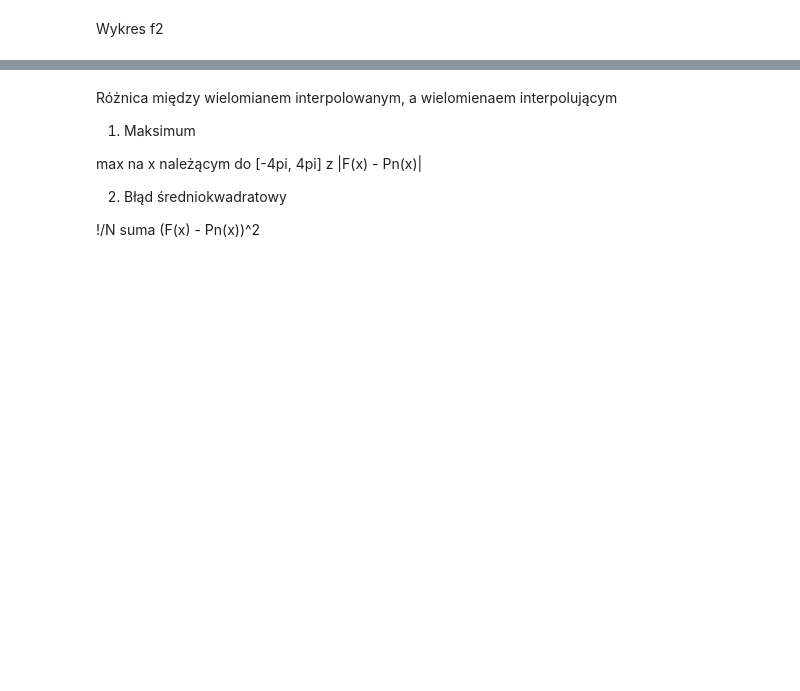
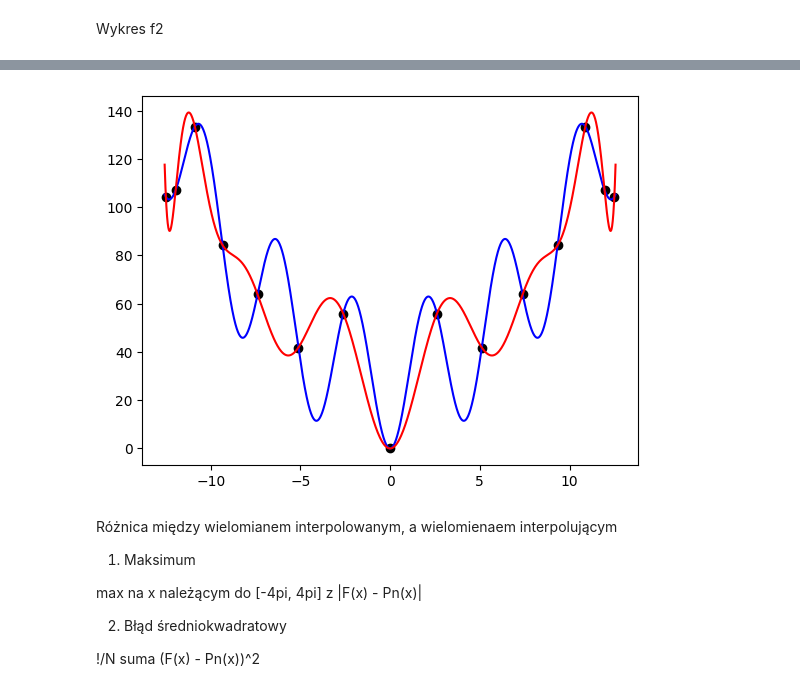
Before and after one commit to JakubFr4czek/MOwNiT, a Jupyter notebook: Lab2/lab2.ipynb, the cells around one changed output, grey strips where cells are left out. Cells and saved outputs as stored; diff of their text form; code cells hidden in the pictures; blank space fills up the shorter version.

```diff
--- a/Lab2/lab2.ipynb
+++ b/Lab2/lab2.ipynb
@@ -240,3 +175,7 @@ plt.show()
+# %%
+interpolate(newton_interpolation, get_chebyshev_nodes, 15, 1000)
+# %% [output]
+[figure, added]
 # %% [markdown]
 Różnica między wielomianem interpolowanym, a wielomienaem interpolującym
 
```
Also changed, not shown: parts of 30 cells of this notebook.
